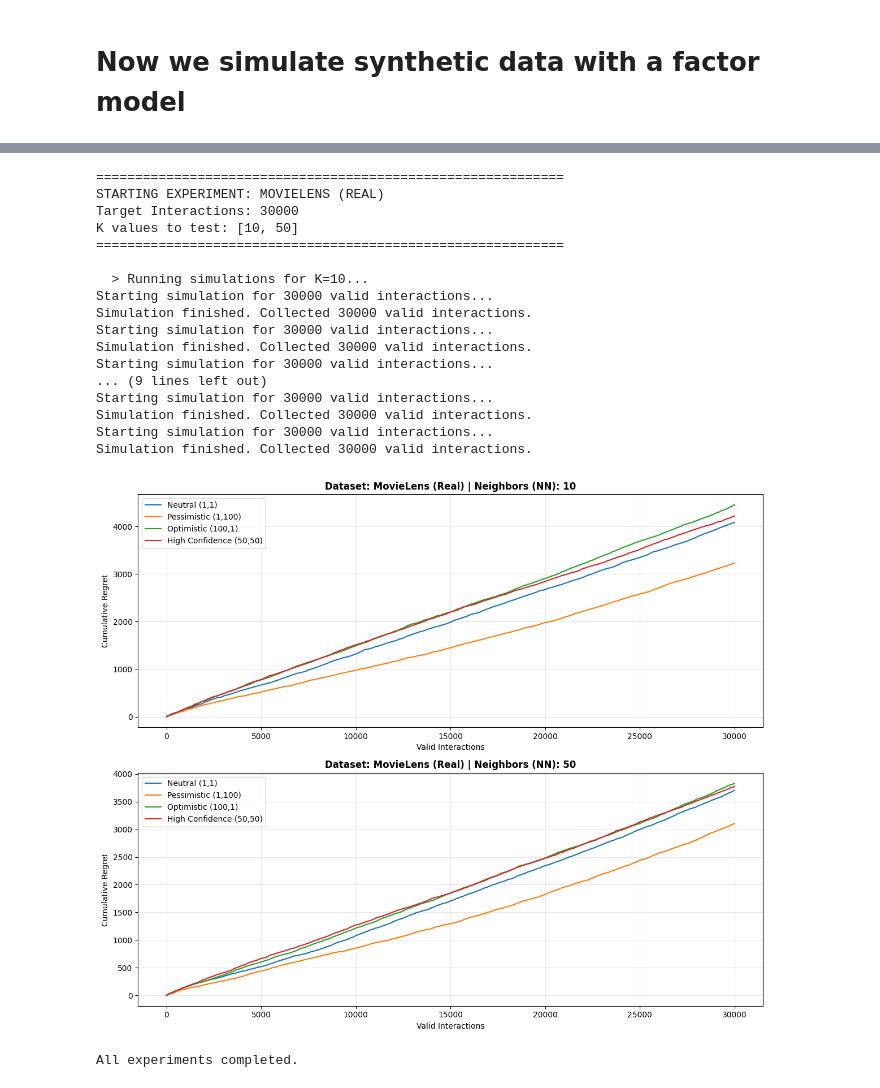
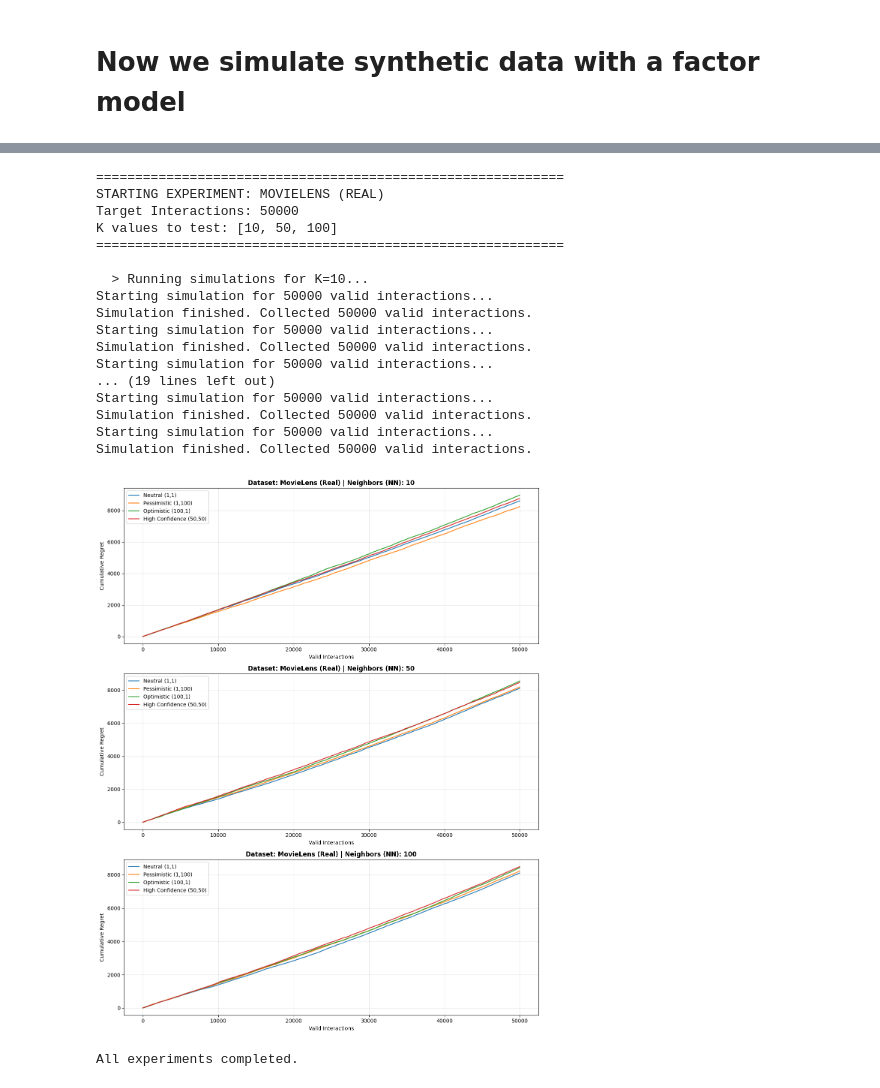
Before and after one commit to lealagonotte/Advanced_ML, a Jupyter notebook: knn.ipynb, the cells around one changed output, grey strips where cells are left out. Saved outputs shown, nothing was run; the diff lists cells and outputs as text; code cells hidden in the pictures.

Commit message:
updated KNN + graphs

```diff
--- a/knn.ipynb
+++ b/knn.ipynb
@@ -415,36 +396,6 @@ print(f"Total interactions: {len(recommendations_synthetic)}")
 print(f"Total cumulative regret: {cumulative_regret_synthetic[-1]:.2f}")
 print(f"Average regret per interaction: {cumulative_regret_synthetic[-1]/len(recommendations_synthetic):.4f}")
 print(f"Final 100-sample avg regret: {avg_regret_synthetic[-1]:.4f}")
-
-# ============================================================
-# Part 5: Combined Comparison Plot
-# ============================================================
-
-fig, axes = plt.subplots(1, 2, figsize=(14, 5))
-
-# Combined Cumulative Regret
-ax1 = axes[0]
-ax1.plot(cumulative_regret_real, color='blue', linewidth=1, label='Real Data (MovieLens)')
-ax1.plot(cumulative_regret_synthetic, color='green', linewidth=1, label='Synthetic Data (Factor Model)')
-ax1.set_xlabel('Iteration')
-ax1.set_ylabel('Cumulative Regret')
-ax1.set_title('Cumulative Regret Comparison')
-ax1.legend()
-ax1.grid(True, alpha=0.3)
-
-# Combined Average Regret per 100 Samples
-ax2 = axes[1]
-ax2.plot(windows_real, avg_regret_real, color='blue', linewidth=1, label='Real Data (MovieLens)', alpha=0.7)
-ax2.plot(windows_synthetic, avg_regret_synthetic, color='green', linewidth=1, label='Synthetic Data (Factor Model)', alpha=0.7)
-ax2.set_xlabel('Iteration')
-ax2.set_ylabel('Average Regret per 100 Samples')
-ax2.set_title('Average Regret Comparison (Rolling Window = 100)')
-ax2.legend()
-ax2.grid(True, alpha=0.3)
-ax2.axhline(y=0, color='red', linestyle='--', alpha=0.5)
-
-plt.tight_layout()
-plt.show()
 # %% [output]
 Running KNN Bandit on synthetic data...
 Starting simulation for 100000 valid interactions...
@@ -479,13 +447,13 @@ priors_to_test = [
 experiments_config = {
     "Synthetic Data": {
         "data": synthetic_ratings,       # Ensure this variable exists in your scope
-        "n_sim": 30000,                  # Higher count for synthetic
+        "n_sim": 50000,                  # Higher count for synthetic
         "k_vals": [10, 50, 100]          # K values to test
     },
     "MovieLens (Real)": {
         "data": ratings,                 # Ensure this variable exists in your scope
-        "n_sim": 30000,                  # Lower count for real data (slower)
-        "k_vals": [10, 50]               # K values to test
+        "n_sim": 50000,                  # Lower count for real data (slower)
+        "k_vals": [10, 50, 100]               # K values to test
     }
 }
 
@@ -572,19 +540,19 @@ Simulation finished. Collected 30000 valid interactions.
 ============================================================
 STARTING EXPERIMENT: MOVIELENS (REAL)
-Target Interactions: 30000
-K values to test: [10, 50]
+Target Interactions: 50000
+K values to test: [10, 50, 100]
 ============================================================
 
   > Running simulations for K=10...
-Starting simulation for 30000 valid interactions...
-Simulation finished. Collected 30000 valid interactions.
-Starting simulation for 30000 valid interactions...
-Simulation finished. Collected 30000 valid interactions.
-Starting simulation for 30000 valid interactions...
-... (9 lines left out)
-Starting simulation for 30000 valid interactions...
-Simulation finished. Collected 30000 valid interactions.
-Starting simulation for 30000 valid interactions...
-Simulation finished. Collected 30000 valid interactions.
+Starting simulation for 50000 valid interactions...
+Simulation finished. Collected 50000 valid interactions.
+Starting simulation for 50000 valid interactions...
+Simulation finished. Collected 50000 valid interactions.
+Starting simulation for 50000 valid interactions...
+... (19 lines left out)
+Starting simulation for 50000 valid interactions...
+Simulation finished. Collected 50000 valid interactions.
+Starting simulation for 50000 valid interactions...
+Simulation finished. Collected 50000 valid interactions.
-[figure, old version]
+[figure, new version]
 All experiments completed.
```
Also changed, not shown: parts of 6 cells of this notebook.
